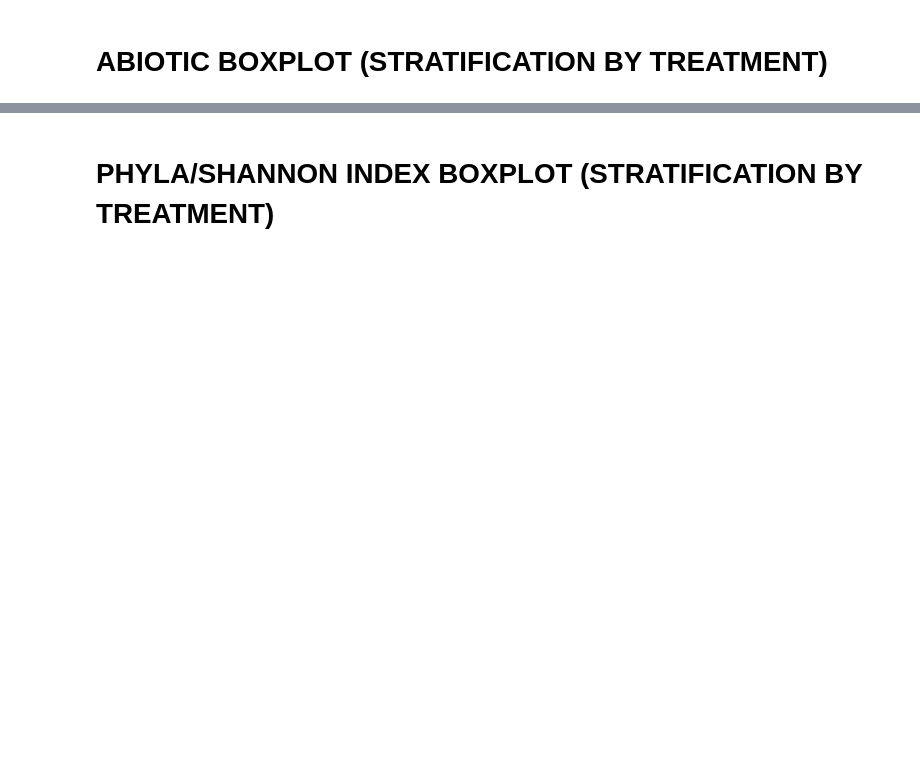
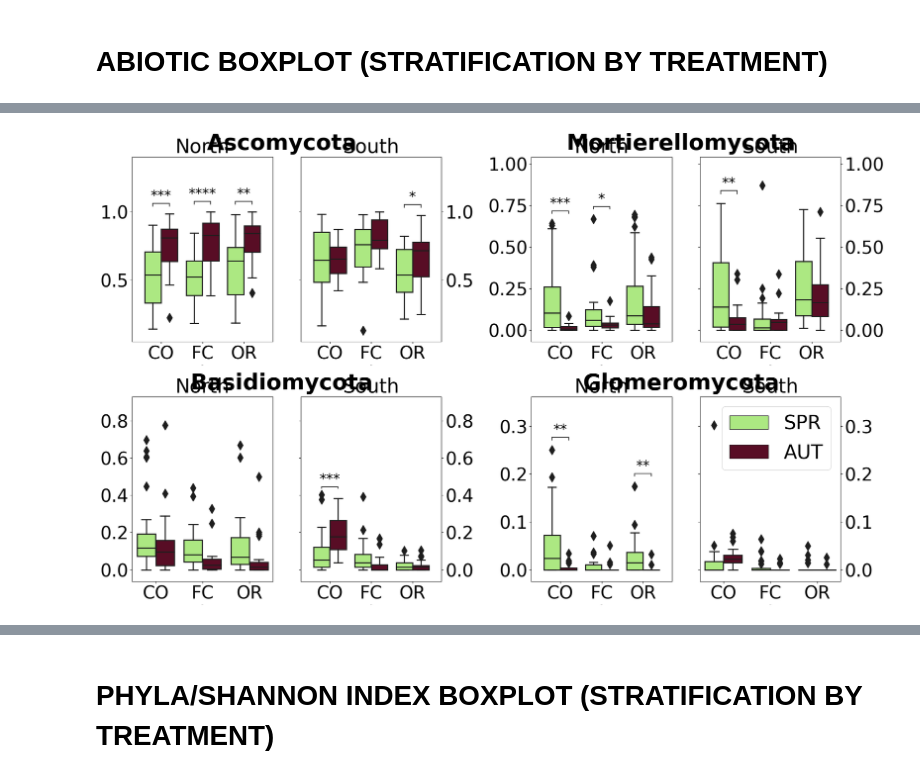
Before and after one commit to marchiedoardo/Microbiome_Fungi, a Jupyter notebook: pictures_for_paper.ipynb, the cells around one changed output, grey strips where cells are left out. Cells and saved outputs as stored; diff of their text form; code cells hidden in the pictures; blank space fills up the shorter version.

```diff
--- a/pictures_for_paper.ipynb
+++ b/pictures_for_paper.ipynb
@@ -419,6 +413,8 @@ palette = {"SPR": "#a9f971", "AUT": "#650021"}
 
 fig, axx = plt.subplots(2, 2, figsize=(2*10, 2*6), tight_layout=True)
 axx = axx.reshape(-1)
+
+palette = {"SPR": "#a9f971", "AUT": "#650021"}
 
 pairs = [(("N", "SPR"),("S", "SPR")),
         (("N", "AUT"),("S", "AUT"))]
@@ -439,7 +435,7 @@ for ax, node in zip(axx, ["Richness", "Shannon_Index", "Richness_genera", "Shann
             'y':       node,
             'hue': "Season"
         }
-    ax = sns.boxplot(**plotting_parameters, ax=ax, palette = "magma", linewidth=2)
+    ax = sns.boxplot(**plotting_parameters, ax=ax, palette = palette, linewidth=2)
 
     annotator = Annotator(ax, pairs, **plotting_parameters)
     annotator.configure(text_format='star', test='t-test_ind', hide_non_significant=True, verbose=0)
@@ -447,7 +443,15 @@ for ax, node in zip(axx, ["Richness", "Shannon_Index", "Richness_genera", "Shann
 
     ax.legend(fontsize = 15)
     ax.set_xlabel("SITE", fontsize = 15)
-    ax.set_ylabel(node, fontsize = 15)
+    if node == "Richness":
+        ax.set_ylabel("Richness (phyla)", fontsize = 15)
+    elif node == "Shannon_Index":
+        ax.set_ylabel("Shannon Index (phyla)", fontsize = 15)
+    elif node == "Richness_genera":
+        ax.set_ylabel("Richness (genera)", fontsize = 15)
+    elif node == "Shannon_Index_genera":
+        ax.set_ylabel("Shannon Index (genera)", fontsize = 15)
+
     ax.tick_params(axis = 'both', labelsize = 15)
 
-plt.savefig("pictures_paper/north_south_richness.pdf", bbox_inches = 'tight')
+#plt.savefig("pictures_paper/north_south_richness.pdf", bbox_inches = 'tight')
@@ -457,0 +550,77 @@ plt.savefig("pictures_paper/north_south_richness.pdf", bbox_inches = 'tight')
+# %%
+fig = plt.figure(figsize = (2*10, 2*6), layout = 'none')
+
+main_phyla_list = ["Ascomycota", "Mortierellomycota", "Basidiomycota", "Glomeromycota"]
+
+palette = {"SPR": "#a9f971", "AUT": "#650021"}
+
+subfigs = fig.subfigures(2, 2)
+
+for outerind, subfig in enumerate(subfigs.flat):
+    subfig.suptitle(main_phyla_list[outerind], fontsize = 40, fontweight = 'bold')
+    axs = subfig.subplots(1, 2)
+
+    val_max = np.max(df_ab[main_phyla_list[outerind]]) + 0.14*(np.max(df_ab[main_phyla_list[outerind]]) - np.min(df_ab[main_phyla_list[outerind]]))
+    val_min = np.min(df_ab[main_phyla_list[outerind]]) - 0.08*np.max(df_ab[main_phyla_list[outerind]])
+
+    plotting_parameters = {
+        'data':    df_ab[df_ab["SITE"]=="N"],
+        'x':       'TREAT',
+        'y':       main_phyla_list[outerind],
+        'hue': "Season"
+    }
+
+    ax = sns.boxplot(**plotting_parameters, ax=axs.flat[0], palette = palette, linewidth=2, fliersize=12)
+    axs.flat[0].set_title('North', fontsize=35)
+
+    axs.flat[0].get_legend().set_visible(False)
+    #axs.flat[0].set_ylabel("Relative abundance (%)", fontsize = 30)
+    axs.flat[0].set_xlabel("TREAT", fontsize = 0)
+    axs.flat[0].tick_params(axis = 'both', labelsize = 32)
+    axs.flat[0].set_ylabel(None)
+
+    annotator = Annotator(axs.flat[0], pairs, **plotting_parameters)
+    annotator.configure(text_format='star', test='t-test_ind', hide_non_significant=True, verbose = 0)
+    annotator.apply_and_annotate()
+
+    if outerind == 0:
+        axs.flat[0].set_ylim([val_min, val_max*1.25])
+    else:
+        axs.flat[0].set_ylim([val_min, val_max*1.05])
+
+    # set larger font for star annotations
+    for text in axs.flat[0].texts:
+        text.set_fontsize(25)
+
+    plotting_parameters = {
+        'data':    df_ab[df_ab["SITE"]=="S"],
+        'x':       'TREAT',
+        'y':       main_phyla_list[outerind],
+        'hue': "Season"
+    }
+
+    ax = sns.boxplot(**plotting_parameters, ax=axs.flat[1], palette = palette, linewidth=2, fliersize=12)
+
+    axs.flat[1].set_title('South', fontsize = 35)
+    axs.flat[1].legend()
+    if outerind < (len(main_phyla_list)-1):
+        axs.flat[1].get_legend().set_visible(False)
+    axs.flat[1].set_ylabel(None)
+    axs.flat[1].set_xlabel("TREAT", fontsize = 0)
+    axs.flat[1].tick_params(axis = 'both', labelleft = False, labelright = True, right = True, labelsize = 32)
+
+    annotator = Annotator(axs.flat[1], pairs, **plotting_parameters)
+    annotator.configure(text_format='star', test='t-test_ind', hide_non_significant=True, verbose = 0)
+    annotator.apply_and_annotate()
+    if outerind == 0:
+        axs.flat[1].set_ylim([val_min, val_max*1.25])
+    else:
+        axs.flat[1].set_ylim([val_min, val_max*1.05])
+
+    # set larger font for star annotations
+    for text in axs.flat[1].texts:
+        text.set_fontsize(25)
+
+fig.savefig("pictures_paper/phyla_boxplot_with_sites_main.pdf", bbox_inches = 'tight')
+# %% [output]
+[figure, added]
```
Also changed, not shown: parts of 29 cells of this notebook, 3 other files.
